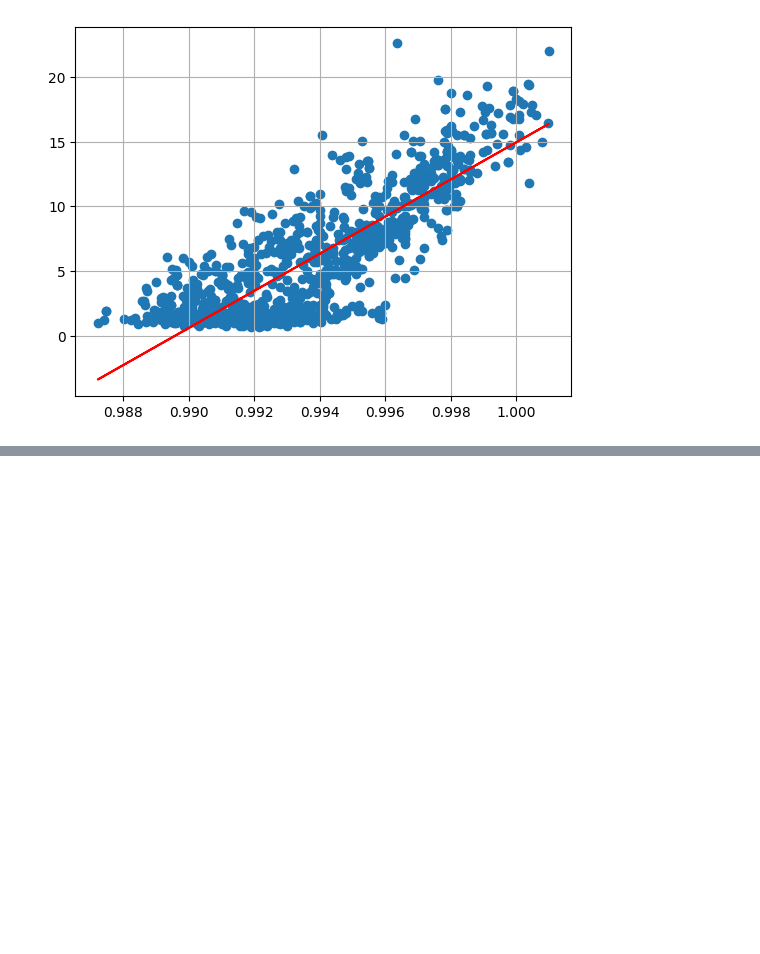
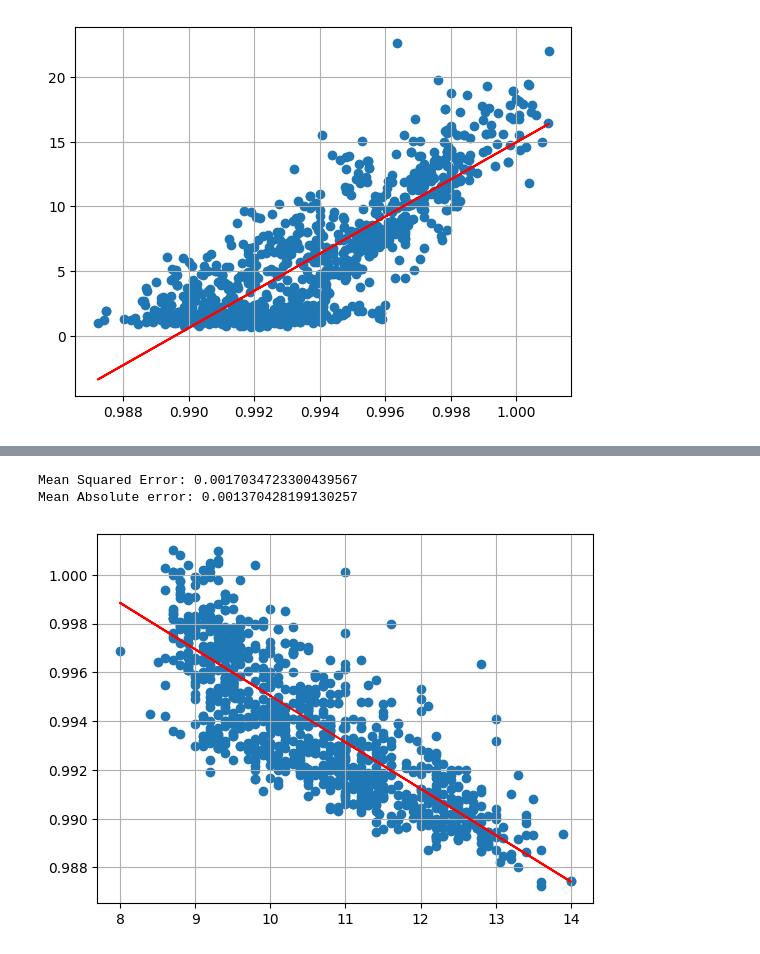
Before and after one commit to Nasalis/ml2023-Davi-dos-Santos, a Jupyter notebook: linear-regression/linear-regression.ipynb, the cells around one changed output, grey strips where cells are left out. Drawn from its saved outputs; the diff is of its cells as text; code cells hidden in the pictures; blank space fills up the shorter version.

```diff
--- a/linear-regression/linear-regression.ipynb
+++ b/linear-regression/linear-regression.ipynb
@@ -133,0 +172,14 @@ Mean Absolute error: 2.19460795588206
+# %%
+y_pred_test = model_regression.predict(test_data)
+plt.scatter(test_data[:,0], test_labels)
+plt.plot(np.array(test_data[:,0]), y_pred_test, c='r')
+plt.grid()
+
+mean_squared_error_val = np.sqrt(mean_squared_error(test_labels, y_pred_test))
+mean_absolute_error_val = mean_absolute_error(test_labels, y_pred_test)
+print("Mean Squared Error: {}".format(mean_squared_error_val))
+print("Mean Absolute error: {}".format(mean_absolute_error_val) )
+# %% [output]
+Mean Squared Error: 0.0017034723300439567
+Mean Absolute error: 0.001370428199130257
+[figure, added]
```
Also changed, not shown: parts of 8 cells of this notebook.
